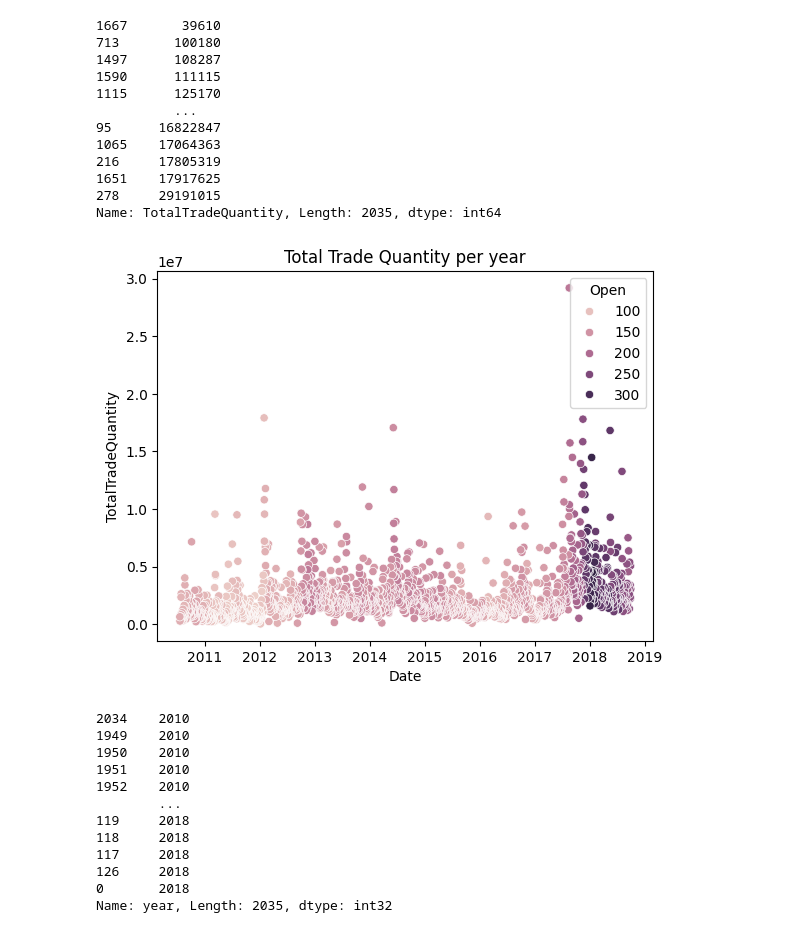
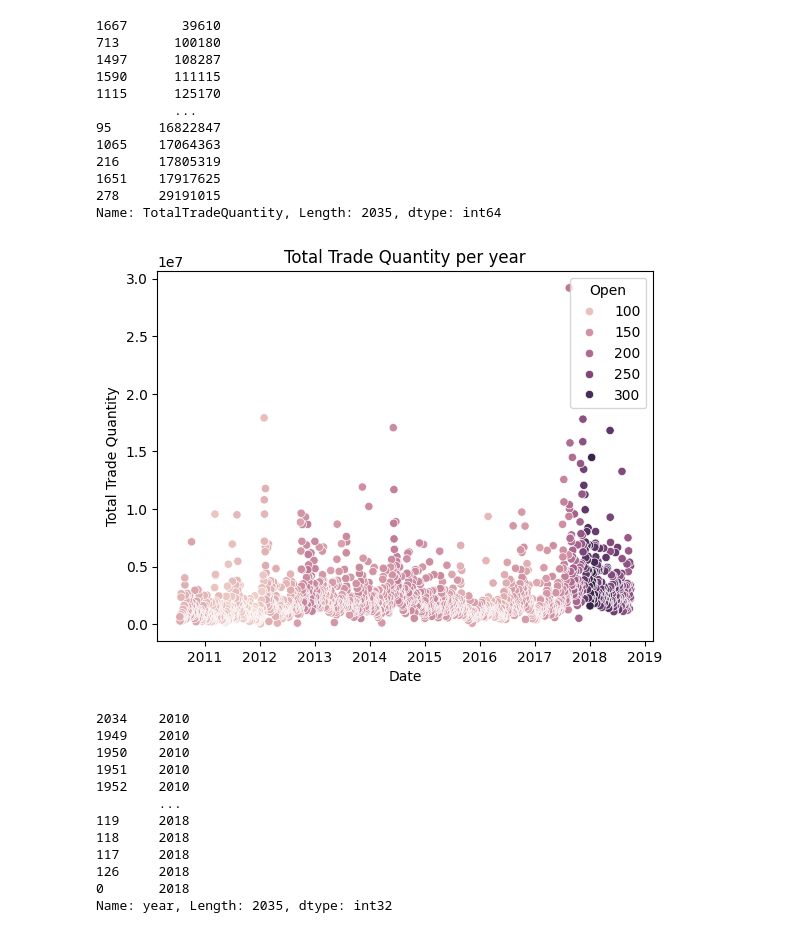
Before and after one commit to Kyl67899/lgmvip-data-science, a Jupyter notebook: stockmarketprediction/class.ipynb, the cells around one changed output. Cells and saved outputs as stored; diff of their text form; code cells hidden in the pictures.

```diff
--- a/stockmarketprediction/class.ipynb
+++ b/stockmarketprediction/class.ipynb
@@ -247,18 +238,19 @@ Name: TotalTradeQuantity, Length: 2035, dtype: int64
 # %%
 # scatterplot total trade quantity per date
 sns.scatterplot(
     data=datasets,
     x=datasets.Date,
     y=z,
     hue="Open",
     color="GnBu_r"
 )
 # title of graph
 plt.title("Total Trade Quantity per year")
+plt.ylabel("Total Trade Quantity")
 #show the graph
 plt.show()
 # %% [output]
-[figure, old version]
+[figure, new version]
 # %%
 year = datasets["year"].sort_values(ascending=True)
 year
```
Also changed, not shown: parts of 22 cells of this notebook, 1 other file.
